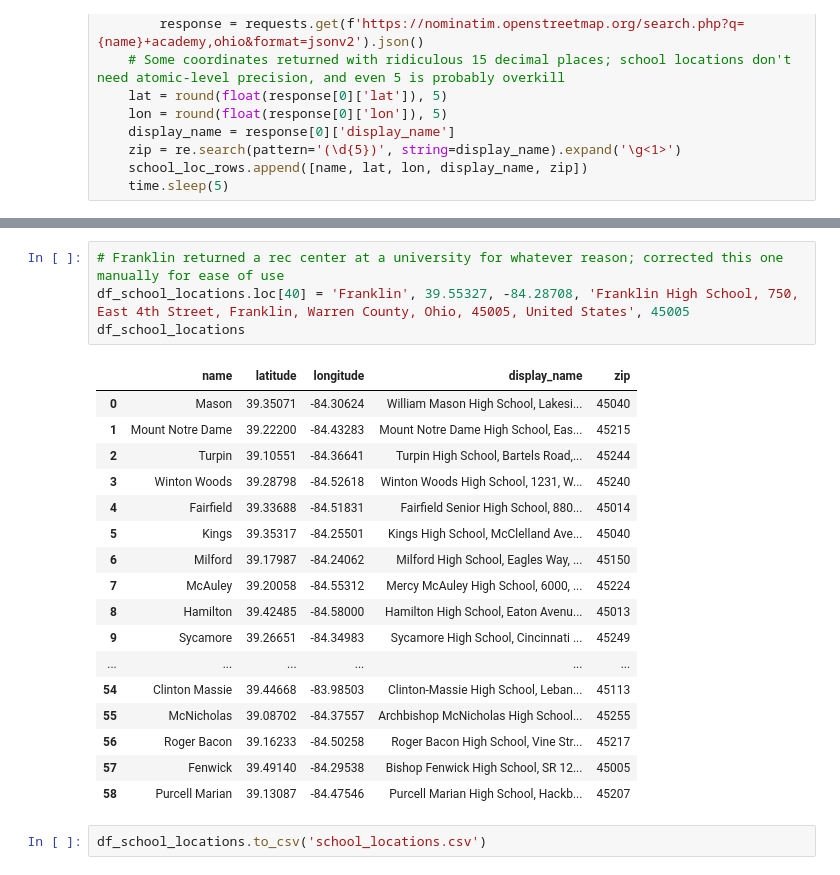
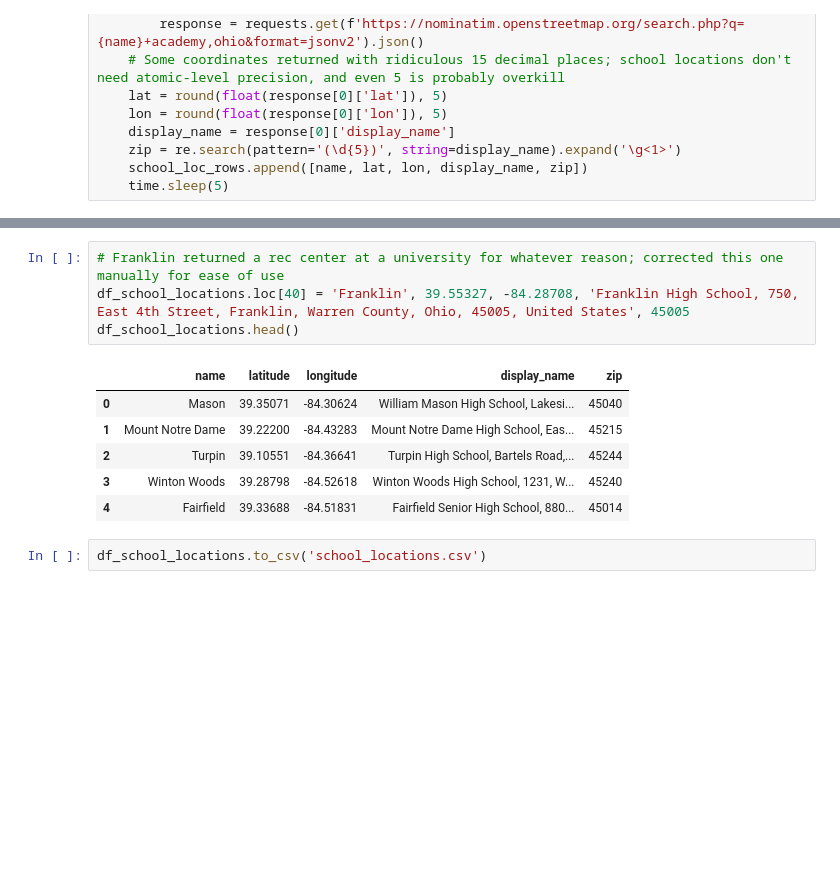
Before and after one commit to jgroeschen/Cinci-HS-Bowling-Stats, a Jupyter notebook: data_gathering/bowling_stats.ipynb, the cells around one changed output, grey strips where cells are left out. Drawn from its saved outputs; the diff is of its cells as text; blank space fills up the shorter version.

```diff
--- a/data_gathering/bowling_stats.ipynb
+++ b/data_gathering/bowling_stats.ipynb
@@ -407,25 +396,14 @@ df_school_locations
 # %%
 # Franklin returned a rec center at a university for whatever reason; corrected this one manually for ease of use
 df_school_locations.loc[40] = 'Franklin', 39.55327, -84.28708, 'Franklin High School, 750, East 4th Street, Franklin, Warren County, Ohio, 45005, United States', 45005
-df_school_locations
+df_school_locations.head()
 # %% [output]
 |  | name | latitude | longitude | display_name | zip |
 | 0 | Mason | 39.35071 | -84.30624 | William Mason High School, Lakesi... | 45040 |
 | 1 | Mount Notre Dame | 39.22200 | -84.43283 | Mount Notre Dame High School, Eas... | 45215 |
 | 2 | Turpin | 39.10551 | -84.36641 | Turpin High School, Bartels Road,... | 45244 |
 | 3 | Winton Woods | 39.28798 | -84.52618 | Winton Woods High School, 1231, W... | 45240 |
 | 4 | Fairfield | 39.33688 | -84.51831 | Fairfield Senior High School, 880... | 45014 |
-| 5 | Kings | 39.35317 | -84.25501 | Kings High School, McClelland Ave... | 45040 |
-| 6 | Milford | 39.17987 | -84.24062 | Milford High School, Eagles Way, ... | 45150 |
-| 7 | McAuley | 39.20058 | -84.55312 | Mercy McAuley High School, 6000, ... | 45224 |
-| 8 | Hamilton | 39.42485 | -84.58000 | Hamilton High School, Eaton Avenu... | 45013 |
-| 9 | Sycamore | 39.26651 | -84.34983 | Sycamore High School, Cincinnati ... | 45249 |
-| ... | ... | ... | ... | ... | ... |
-| 54 | Clinton Massie | 39.44668 | -83.98503 | Clinton-Massie High School, Leban... | 45113 |
-| 55 | McNicholas | 39.08702 | -84.37557 | Archbishop McNicholas High School... | 45255 |
-| 56 | Roger Bacon | 39.16233 | -84.50258 | Roger Bacon High School, Vine Str... | 45217 |
-| 57 | Fenwick | 39.49140 | -84.29538 | Bishop Fenwick High School, SR 12... | 45005 |
-| 58 | Purcell Marian | 39.13087 | -84.47546 | Purcell Marian High School, Hackb... | 45207 |
 # %%
 df_school_locations.to_csv('school_locations.csv')
 # %% [markdown]
```
Also changed, not shown: parts of 4 cells of this notebook.
